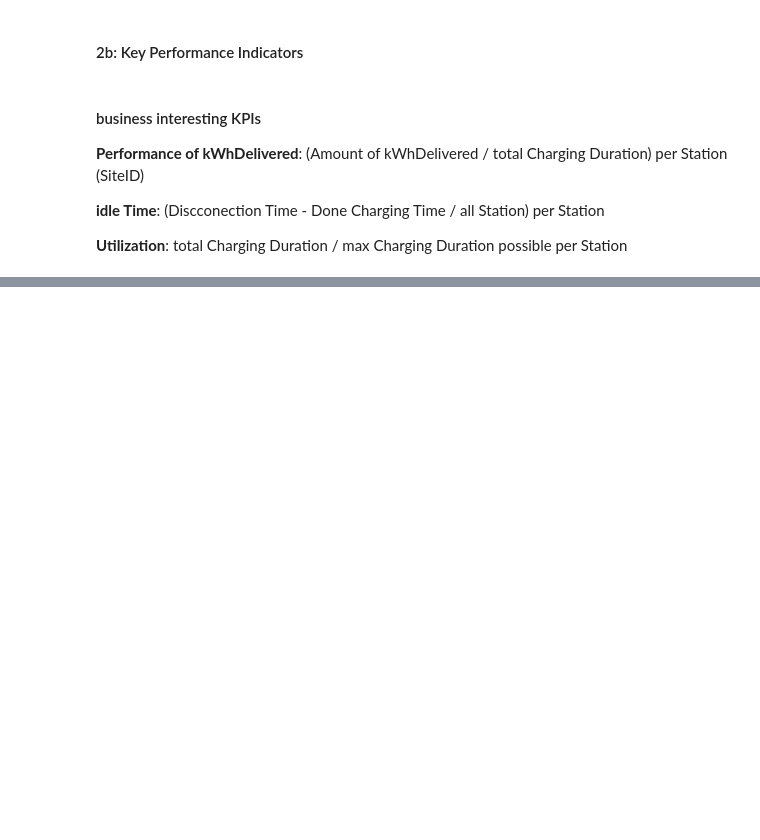
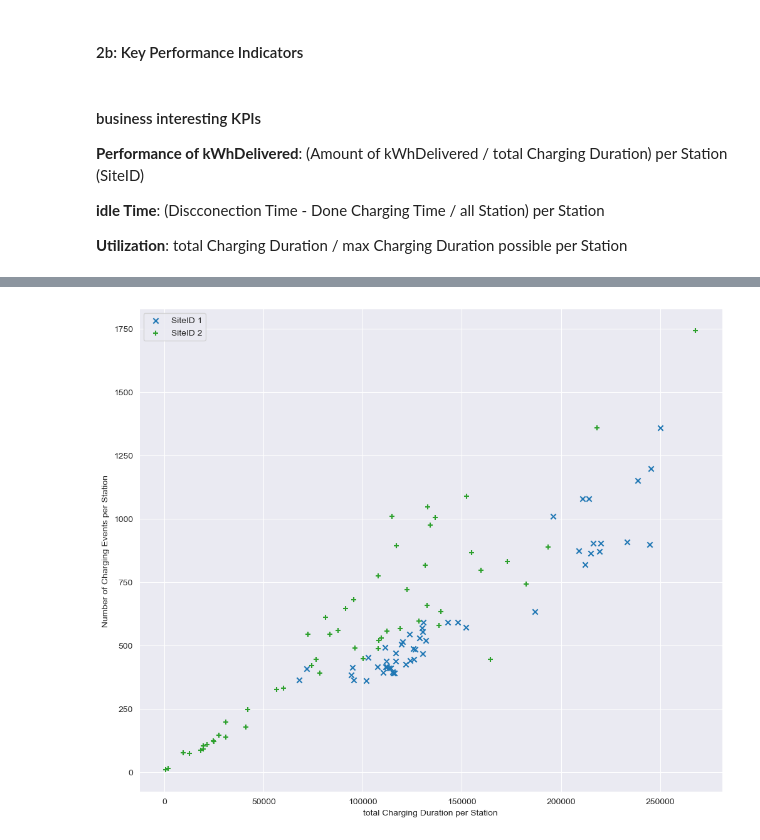
Before and after one commit to pmoll01/AA2024_Groupwork_DynamoData, a Jupyter notebook: chs-code.ipynb, the cells around one changed output, grey strips where cells are left out. Cells and saved outputs as stored; diff of their text form; code cells hidden in the pictures; blank space fills up the shorter version.

```diff
--- a/chs-code.ipynb
+++ b/chs-code.ipynb
@@ -206,0 +264,15 @@ data_result = groupByDateAndHour(split_data)
+# %%
+plt.figure(figsize = (12,10))
+
+plt.scatter(station_duration_stats[station_duration_stats["siteID"]=='1']["totalChargingDuration"],
+           station_duration_stats[station_duration_stats["siteID"]=='1']["numChargingEvents"],marker='x', color='C0')
+plt.scatter(station_duration_stats[station_duration_stats["siteID"]=='2']["totalChargingDuration"],
+           station_duration_stats[station_duration_stats["siteID"]=='2']["numChargingEvents"], marker='+', color='C2')
+plt.xlabel("total Charging Duration per Station")
+plt.ylabel("Number of Charging Events per Station")
+plt.legend(['SiteID 1', 'SiteID 2'])
+
+
+plt.show()
+# %% [output]
+[figure, added]
```
Also changed, not shown: parts of 7 cells of this notebook.
